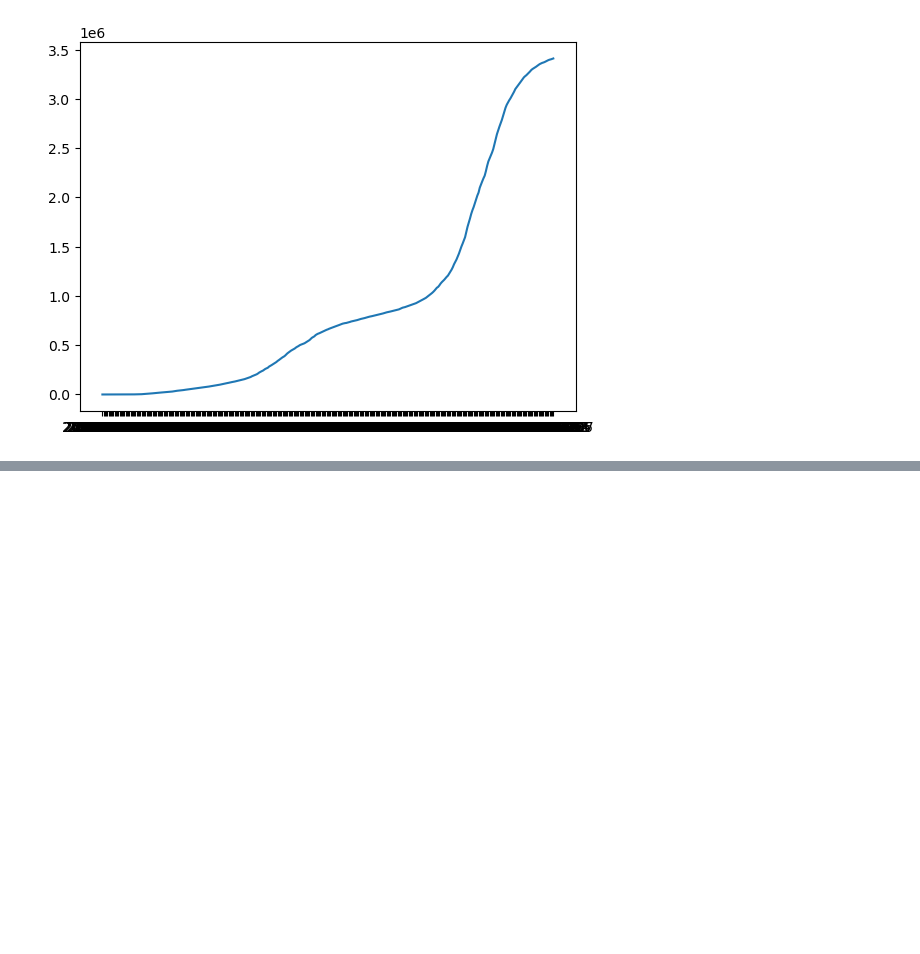
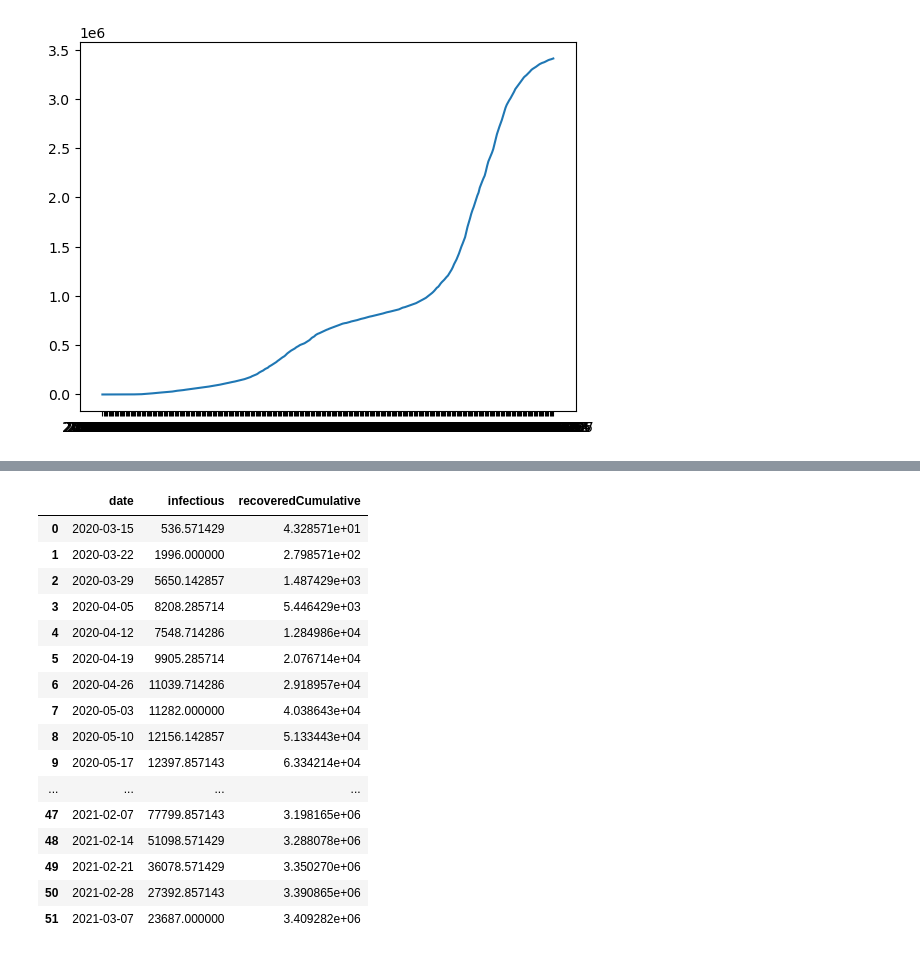
Before and after one commit to Jerjes0/DSC212_FA24_Group9, a Jupyter notebook: notebooks/EDA_California.ipynb, the cells around one changed output, grey strips where cells are left out. Saved outputs shown, nothing was run; the diff lists cells and outputs as text; code cells hidden in the pictures; blank space fills up the shorter version.

```diff
--- a/notebooks/EDA_California.ipynb
+++ b/notebooks/EDA_California.ipynb
@@ -140,0 +179,11 @@ plt.show()
+# %%
+# Chose to start on 11th day because that is when recovery starts and just after infectious starts, also its a sunday
+# Set the date as the index and made sure it was datetime typpe
+# Aggregted my every seven days as a mean
+
+
+df_SEIR = df_SEIR[11:]
+df_SEIR["date"] = pd.to_datetime(df_SEIR["date"])
+df_SEIR = df_SEIR.set_index("date")
+df_SEIR = df_SEIR.resample("7D").mean()
+df_SEIR
@@ -140,0 +214,21 @@ plt.show()
+# %%
+df_SEIR = df_SEIR.reset_index()
+df_SEIR
+# %% [output]
+|  | date | infectious | recoveredCumulative |
+| 0 | 2020-03-15 | 536.571429 | 4.328571e+01 |
+| 1 | 2020-03-22 | 1996.000000 | 2.798571e+02 |
+| 2 | 2020-03-29 | 5650.142857 | 1.487429e+03 |
+| 3 | 2020-04-05 | 8208.285714 | 5.446429e+03 |
+| 4 | 2020-04-12 | 7548.714286 | 1.284986e+04 |
+| 5 | 2020-04-19 | 9905.285714 | 2.076714e+04 |
+| 6 | 2020-04-26 | 11039.714286 | 2.918957e+04 |
+| 7 | 2020-05-03 | 11282.000000 | 4.038643e+04 |
+| 8 | 2020-05-10 | 12156.142857 | 5.133443e+04 |
+| 9 | 2020-05-17 | 12397.857143 | 6.334214e+04 |
+| ... | ... | ... | ... |
+| 47 | 2021-02-07 | 77799.857143 | 3.198165e+06 |
+| 48 | 2021-02-14 | 51098.571429 | 3.288078e+06 |
+| 49 | 2021-02-21 | 36078.571429 | 3.350270e+06 |
+| 50 | 2021-02-28 | 27392.857143 | 3.390865e+06 |
+| 51 | 2021-03-07 | 23687.000000 | 3.409282e+06 |
```
Also changed, not shown: parts of 5 cells of this notebook, 1 other file.
